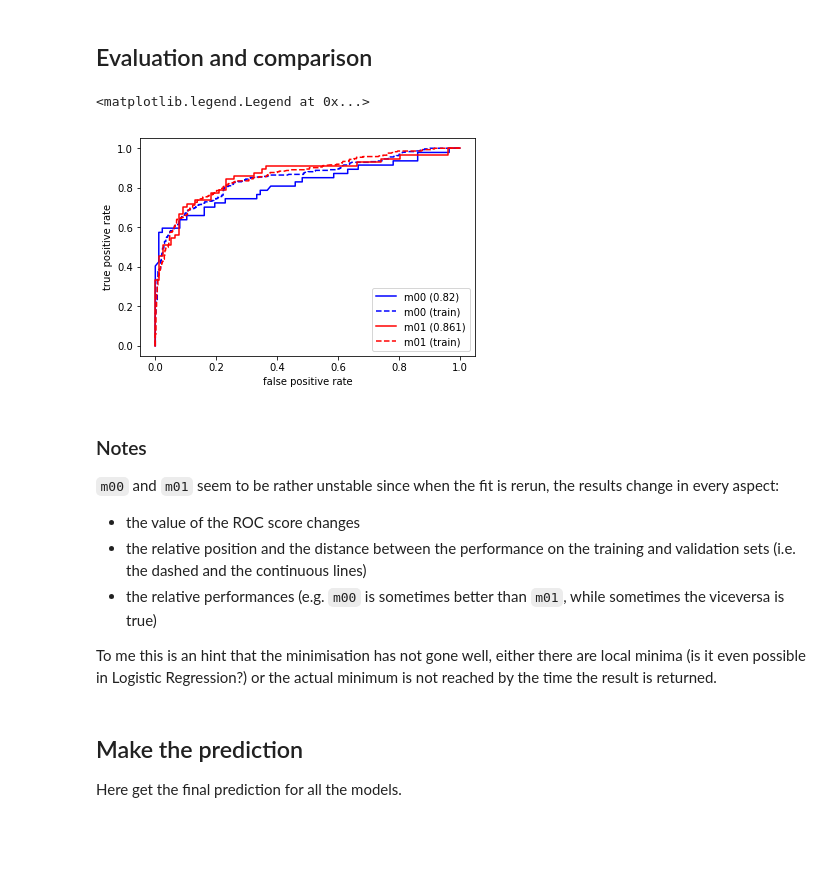
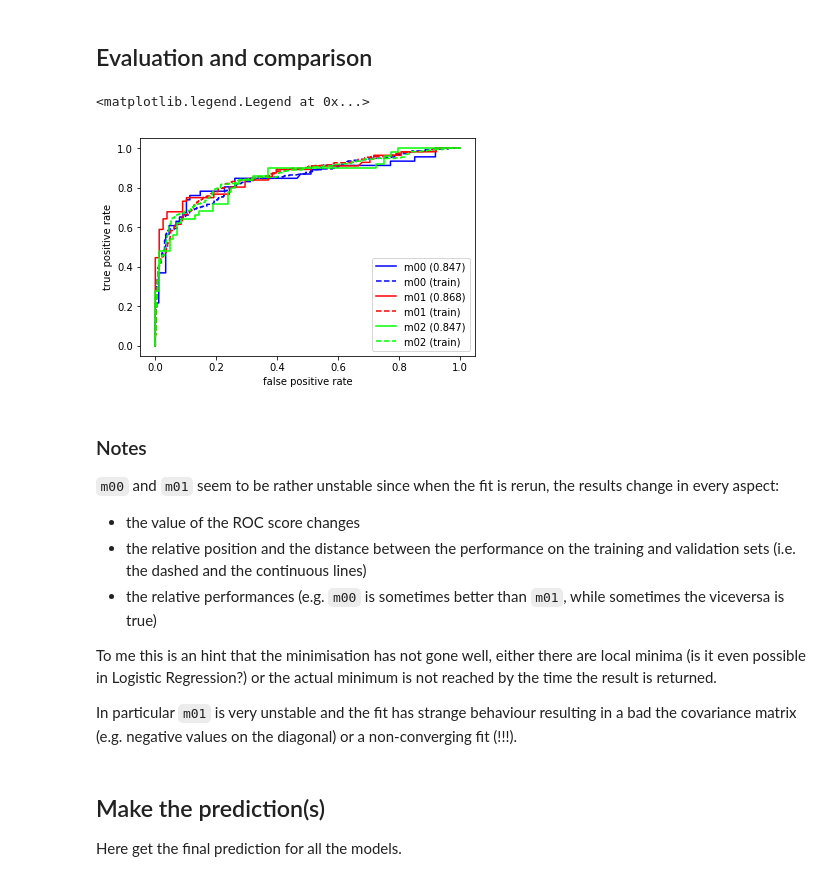
Before and after one commit to francescolosterzo/kaggle-titanic, a Jupyter notebook: Main.ipynb, the cells around one changed output. Drawn from its saved outputs; the diff is of its cells as text; code cells hidden in the pictures; blank space fills up the shorter version.

```diff
--- a/Main.ipynb
+++ b/Main.ipynb
@@ -393,0 +426,4 @@ d01_sorted
+# %%
+m02 = LogisticRegression(verbose=1)
+# %%
+res02 = m02.fit(x02_train, y02_train)
@@ -393,0 +432,3 @@ d01_sorted
+# %%
+y02_train_score = m02.decision_function(x02_train)
+y02_val_score = m02.decision_function(x02_val)
@@ -403,21 +470,29 @@ roc_score_00 = roc_auc_score(y00_val, y00_val_score)
 fpr_01v, tpr_01v, thr_01v = roc_curve(y01_val, y01_val_score)
 fpr_01t, tpr_01t, thr_01t = roc_curve(y01_train, y01_train_score)
 roc_score_01 = roc_auc_score(y01_val, y01_val_score)
+# %%
+# model 02
+fpr_02v, tpr_02v, thr_02v = roc_curve(y02_val, y02_val_score)
+fpr_02t, tpr_02t, thr_02t = roc_curve(y02_train, y02_train_score)
+roc_score_02 = roc_auc_score(y02_val, y02_val_score)
 # %%
 plt.figure()
 
 plt.plot(fpr_00v, tpr_00v, color='b', label='m00 ({:.3})'.format(roc_score_00))
 plt.plot(fpr_00t, tpr_00t, color='b', linestyle='--', label='m00 (train)')
 
 plt.plot(fpr_01v, tpr_01v, color='r', label='m01 ({:.3})'.format(roc_score_01))
 plt.plot(fpr_01t, tpr_01t, color='r', linestyle='--', label='m01 (train)')
 
+plt.plot(fpr_02v, tpr_02v, color='lime', label='m02 ({:.3})'.format(roc_score_02))
+plt.plot(fpr_02t, tpr_02t, color='lime', linestyle='--', label='m02 (train)')
+
 plt.xlabel('false positive rate')
 plt.ylabel('true positive rate')
 plt.legend(loc='best')
 # %% [output]
 <matplotlib.legend.Legend at 0x...>
-[figure, old version]
+[figure, new version]
 # %% [markdown]
 ### Notes
 `m00` and `m01` seem to be rather unstable since when the fit is rerun, the results change in every aspect:
@@ -426,6 +501,8 @@ plt.legend(loc='best')
 - the relative performances (e.g. `m00` is sometimes better than `m01`, while sometimes the viceversa is true)
 
 To me this is an hint that the minimisation has not gone well, either there are local minima (is it even possible in Logistic Regression?) or the actual minimum is not reached by the time the result is returned.
+
+In particular `m01` is very unstable and the fit has strange behaviour resulting in a bad the covariance matrix (e.g. negative values on the diagonal) or a non-converging fit (!!!).
 # %% [markdown]
-## Make the prediction
+## Make the prediction(s)
 Here get the final prediction for all the models.
```
Also changed, not shown: parts of 53 cells of this notebook.
